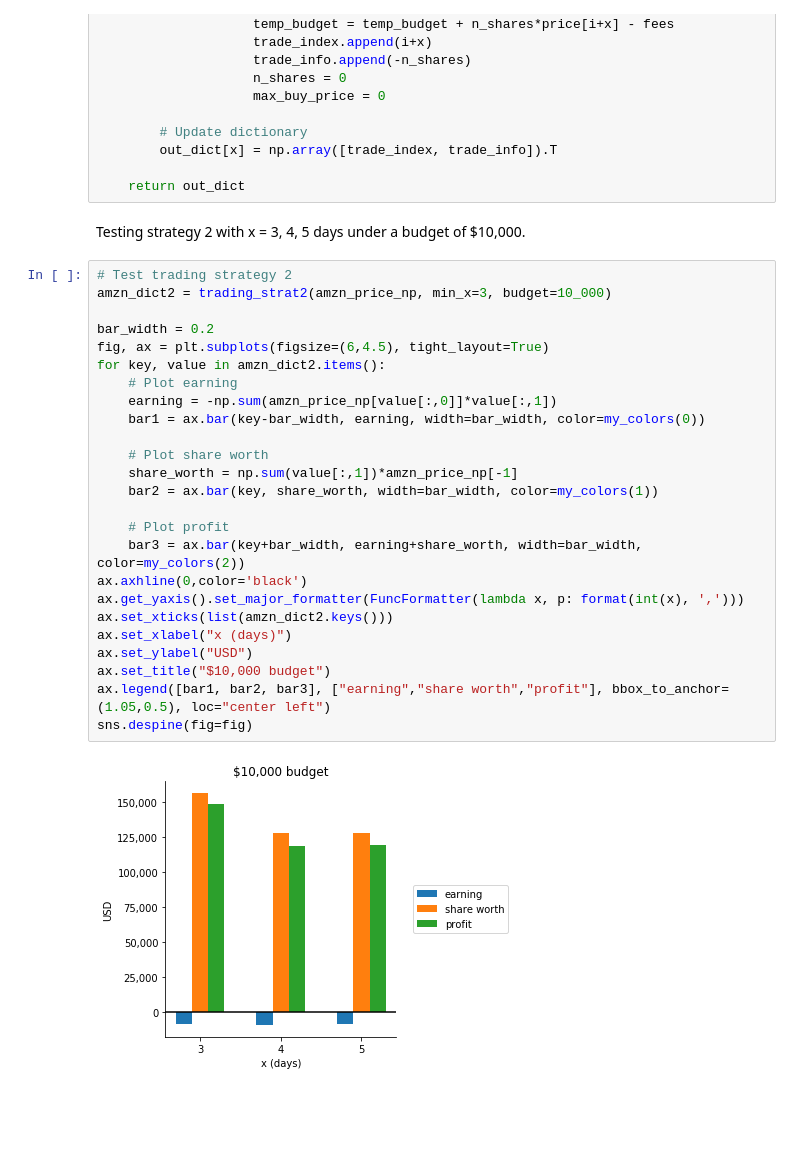
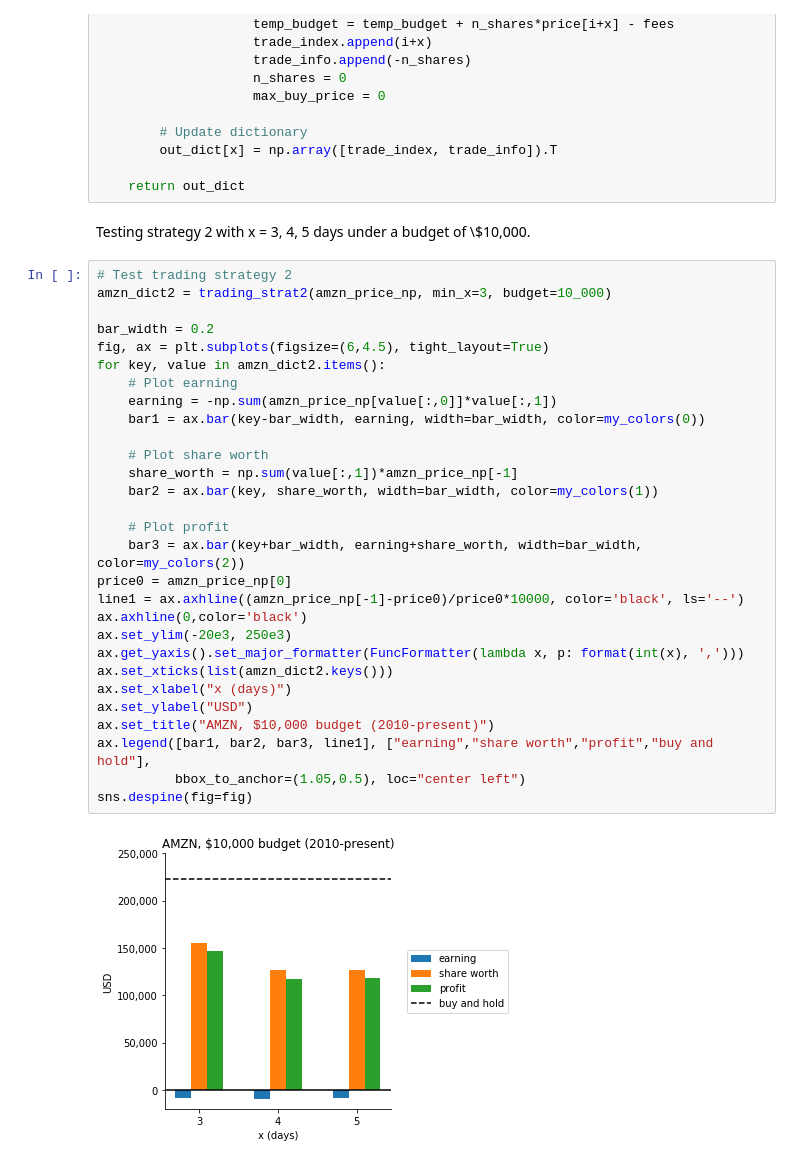
Before and after one commit to hoangvanphan/fun_projects, a Jupyter notebook: trading_strategy/stock_trading.ipynb, the cells around one changed output. Saved outputs shown, nothing was run; the diff lists cells and outputs as text; blank space fills up the shorter version.

Commit message:
Improved strategy 3

```diff
--- a/trading_strategy/stock_trading.ipynb
+++ b/trading_strategy/stock_trading.ipynb
@@ -452,32 +458,36 @@ def trading_strat2(price, min_x=1, max_x=5, fees=0, buy_budget=1/3, budget=None)
 
     return out_dict
 # %% [markdown]
-Testing strategy 2 with x = 3, 4, 5 days under a budget of $10,000.
+Testing strategy 2 with x = 3, 4, 5 days under a budget of \\$10,000.
 # %%
 # Test trading strategy 2
 amzn_dict2 = trading_strat2(amzn_price_np, min_x=3, budget=10_000)
 
 bar_width = 0.2
 fig, ax = plt.subplots(figsize=(6,4.5), tight_layout=True)
 for key, value in amzn_dict2.items():
     # Plot earning
     earning = -np.sum(amzn_price_np[value[:,0]]*value[:,1])
     bar1 = ax.bar(key-bar_width, earning, width=bar_width, color=my_colors(0))
 
     # Plot share worth
     share_worth = np.sum(value[:,1])*amzn_price_np[-1]
     bar2 = ax.bar(key, share_worth, width=bar_width, color=my_colors(1))
 
     # Plot profit
     bar3 = ax.bar(key+bar_width, earning+share_worth, width=bar_width, color=my_colors(2))
+price0 = amzn_price_np[0]
+line1 = ax.axhline((amzn_price_np[-1]-price0)/price0*10000, color='black', ls='--')
 ax.axhline(0,color='black')
+ax.set_ylim(-20e3, 250e3)
 ax.get_yaxis().set_major_formatter(FuncFormatter(lambda x, p: format(int(x), ',')))
 ax.set_xticks(list(amzn_dict2.keys()))
 ax.set_xlabel("x (days)")
 ax.set_ylabel("USD")
-ax.set_title("$10,000 budget")
-ax.legend([bar1, bar2, bar3], ["earning","share worth","profit"], bbox_to_anchor=(1.05,0.5), loc="center left")
+ax.set_title("AMZN, $10,000 budget (2010-present)")
+ax.legend([bar1, bar2, bar3, line1], ["earning","share worth","profit","buy and hold"],
+          bbox_to_anchor=(1.05,0.5), loc="center left")
 sns.despine(fig=fig)
 # %% [output]
-[figure, old version]
+[figure, new version]
 # %% [markdown]
```
Also changed, not shown: parts of 39 cells of this notebook.
